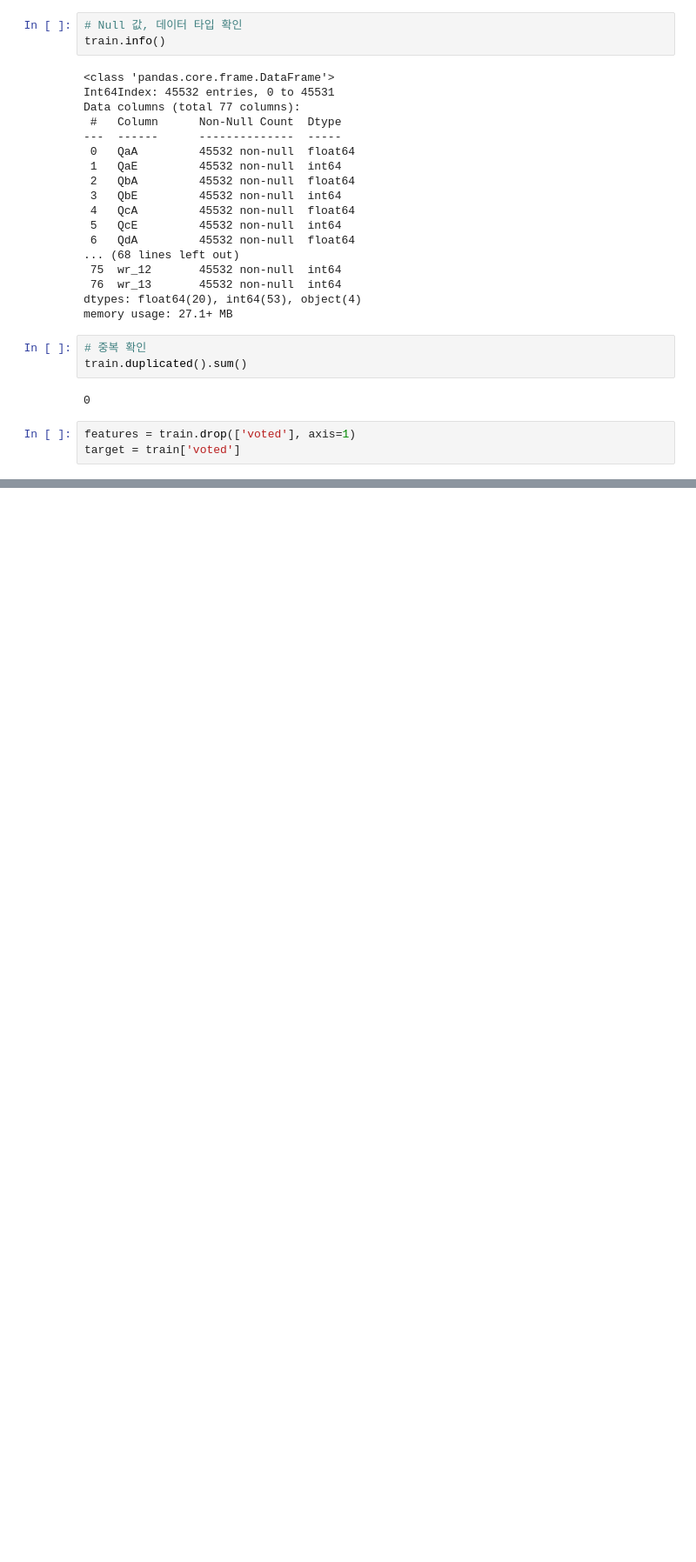
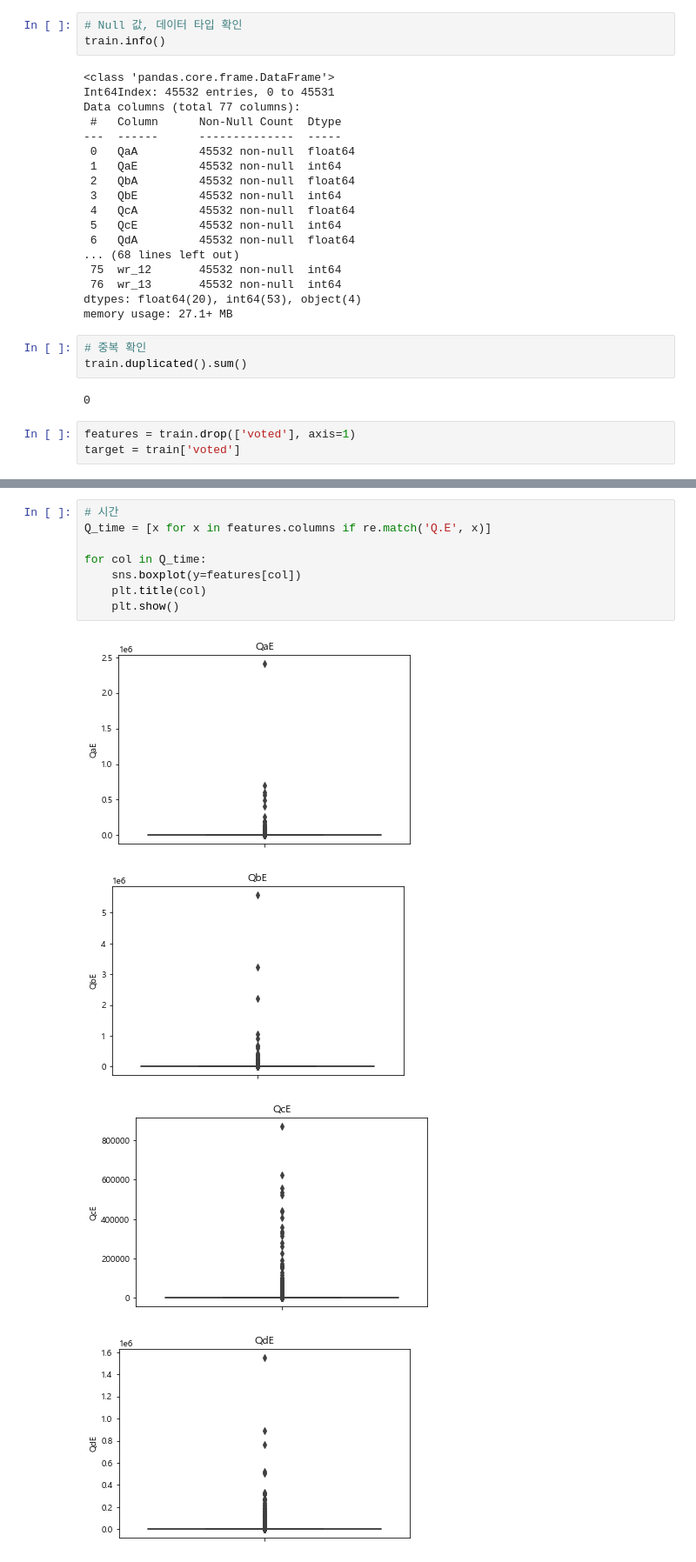
Before and after one commit to kwjinwoo/DCC, a Jupyter notebook: structure data/task1/jinwoo/Untitled.ipynb, the cells around one changed output, grey strips where cells are left out. Shown: that part at 87% size. Saved outputs shown, nothing was run; the diff lists cells and outputs as text; blank space fills up the shorter version.

```diff
--- a/structure data/task1/jinwoo/Untitled.ipynb
+++ b/structure data/task1/jinwoo/Untitled.ipynb
@@ -171 +172,14 @@ for col in Q_answer:
 ... (8 outputs left out)
+# %%
+# 시간
+Q_time = [x for x in features.columns if re.match('Q.E', x)]
+
+for col in Q_time:
+    sns.boxplot(y=features[col])
+    plt.title(col)
+    plt.show()
+# %% [output]
+[figure, added]
+[figure, added]
+[figure, added]
+[figure, added]
```
Also changed, not shown: parts of 3 cells of this notebook.
